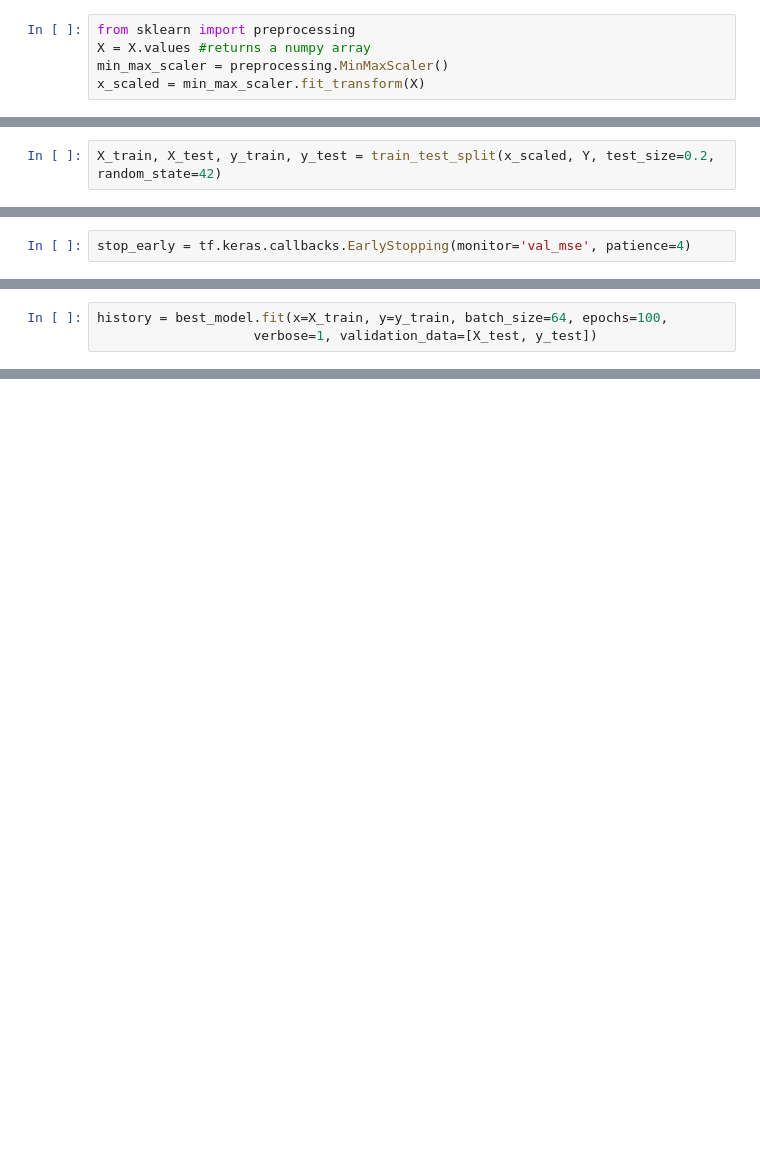
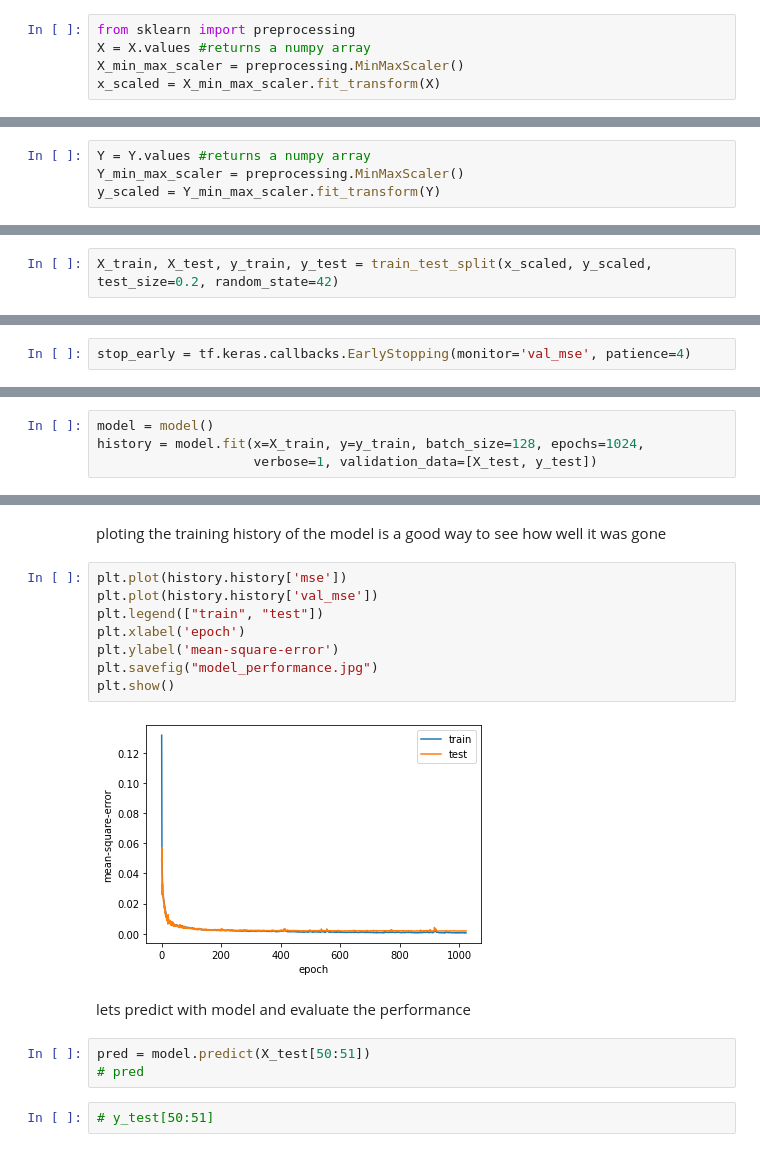
Before and after one commit to MrHbogart/IPCO, a Jupyter notebook: IPCO.ipynb, the cells around one changed output, grey strips where cells are left out. Saved outputs shown, nothing was run; the diff lists cells and outputs as text; blank space fills up the shorter version.

```diff
--- a/IPCO.ipynb
+++ b/IPCO.ipynb
@@ -49,5 +65,5 @@ X.shape
 # %%
 from sklearn import preprocessing
 X = X.values #returns a numpy array
-min_max_scaler = preprocessing.MinMaxScaler()
-x_scaled = min_max_scaler.fit_transform(X)
+X_min_max_scaler = preprocessing.MinMaxScaler()
+x_scaled = X_min_max_scaler.fit_transform(X)
@@ -54,3 +72,7 @@ x_scaled = min_max_scaler.fit_transform(X)
+# %%
+Y = Y.values #returns a numpy array
+Y_min_max_scaler = preprocessing.MinMaxScaler()
+y_scaled = Y_min_max_scaler.fit_transform(Y)
 # %%
 x_scaled.shape
 # %% [output]
@@ -58,2 +83,2 @@ x_scaled.shape
 # %%
-X_train, X_test, y_train, y_test = train_test_split(x_scaled, Y, test_size=0.2, random_state=42)
+X_train, X_test, y_train, y_test = train_test_split(x_scaled, y_scaled, test_size=0.2, random_state=42)
@@ -131,3 +242,4 @@ best_model = tuner.get_best_models()[0]
 # %%
-history = best_model.fit(x=X_train, y=y_train, batch_size=64, epochs=100,
+model = model()
+history = model.fit(x=X_train, y=y_train, batch_size=128, epochs=1024,
                     verbose=1, validation_data=[X_test, y_test])
@@ -133,0 +264,19 @@ history = best_model.fit(x=X_train, y=y_train, batch_size=64, epochs=100,
+# %% [markdown]
+ploting the training history of the model is a good way to see how well it was gone
+# %%
+plt.plot(history.history['mse'])
+plt.plot(history.history['val_mse'])
+plt.legend(["train", "test"])
+plt.xlabel('epoch')
+plt.ylabel('mean-square-error')
+plt.savefig("model_performance.jpg")
+plt.show()
+# %% [output]
+[figure, added]
+# %% [markdown]
+lets predict with model and evaluate the performance
+# %%
+pred = model.predict(X_test[50:51])
+# pred
+# %%
+# y_test[50:51]
```
Also changed, not shown: parts of 26 cells of this notebook, 1 other file.
